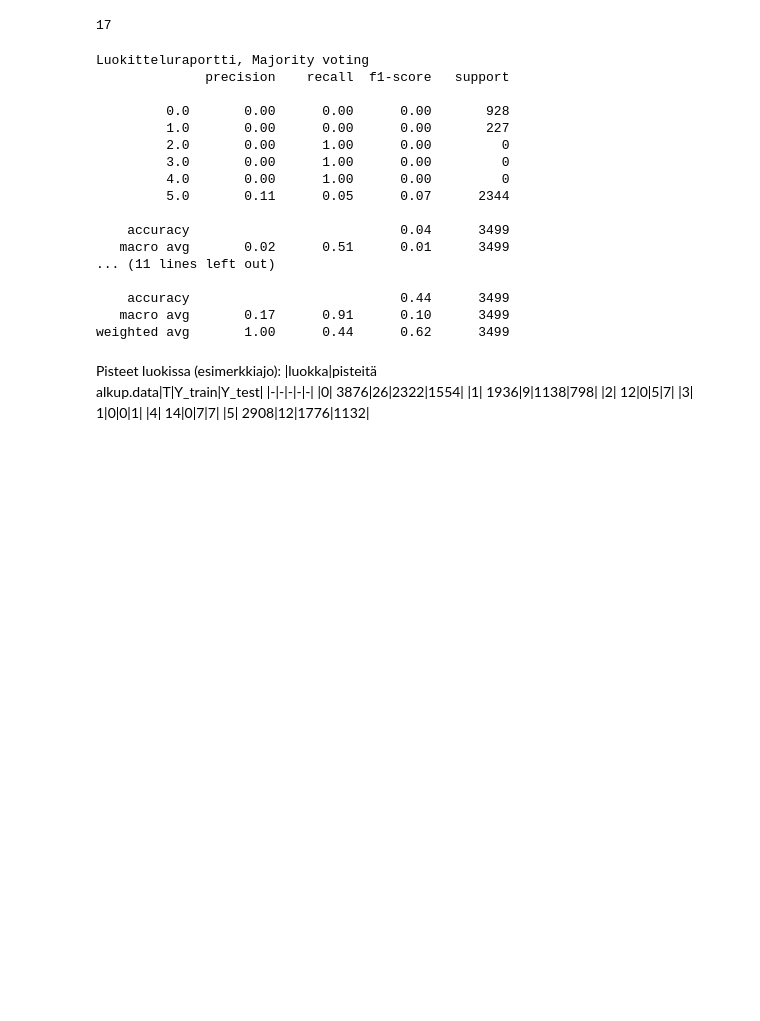
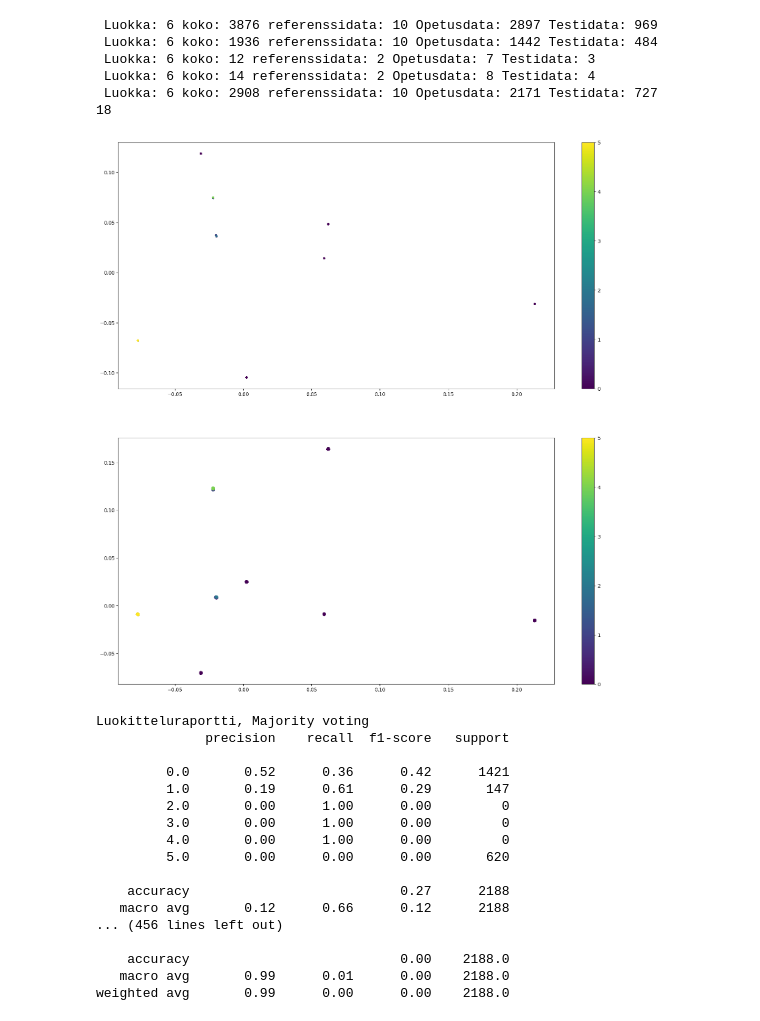
Before and after one commit to hullcaid/KO-KT, a Jupyter notebook: MiraiTrafficDetection.ipynb, the cells around one changed output. Drawn from its saved outputs; the diff is of its cells as text; code cells hidden in the pictures; blank space fills up the shorter version.

```diff
--- a/MiraiTrafficDetection.ipynb
+++ b/MiraiTrafficDetection.ipynb
@@ -107,22 +174,52 @@ def perfomanceKPIs(Y_result, Y_true):
 # %%
+#suoritetaan datajoukkojen valinta
+ref_id, train_id, test_id = full_preparation(df_ids)
+cols = df_X.columns.to_list()
+
+X = df_X[cols[1:len(cols)-1]].to_numpy()
+Y = df_ids['label'].to_numpy()
+
 X_norm = normalize(X)
-#print(X_norm.shape)
-X_pca = Pca(X_norm)
-X_train, Y_train, X_test, Y_test = Split(X_pca, Y)
+# #print(X_norm.shape)
+X_pca = kernel_pca(X_norm)
 
-u = 103
-R = X_train[::u,:]
-T = Y_train[::u].reshape(Y_train[::u].shape[0],1)
+X_train = X_pca[train_id['id']]
+Y_train = Y[train_id['id']].reshape(X_train.shape[0],1)
+
+X_test = X_pca[test_id['id']]
+Y_test = Y[test_id['id']].reshape(X_test.shape[0],1)
+
+R = X_pca[ref_id['id']]
+T = Y[ref_id['id']].reshape(R.shape[0],1)
 
 B = mlm_fit(X_train, Y_train, R, T)
 
-Y_fitted, a = MLM_test(X_test, R, T, B)
-Y_voted = MLM_maj_vote(X_test, R, T, B, k=1, metriX='euclidean')
+Y_fitted, a = mlm_test(X_test, R, T, B)
+Y_voted = mlm_maj_vote(X_test, R, T, B, k=1, metriX='euclidean')
 # %% [output]
-17
+ Luokka: 6 koko: 3876 referenssidata: 10 Opetusdata: 2897 Testidata: 969
+ Luokka: 6 koko: 1936 referenssidata: 10 Opetusdata: 1442 Testidata: 484
+ Luokka: 6 koko: 12 referenssidata: 2 Opetusdata: 7 Testidata: 3
+ Luokka: 6 koko: 14 referenssidata: 2 Opetusdata: 8 Testidata: 4
+ Luokka: 6 koko: 2908 referenssidata: 10 Opetusdata: 2171 Testidata: 727
+18
+# %%
+fig = plt.figure(figsize=(20,20))
+plt.subplot(211)
+plt.scatter(X_train[:,0],X_train[:,1],c=Y_train,sizes=[10])
+plt.colorbar()
+
+plt.subplot(212)
+plt.scatter(X_train[:,0],X_train[:,2],c=Y_train)
+plt.colorbar()
+
+
+plt.savefig('image2.png')
+# %% [output]
+[figure, added]
 # %%
-report_voted = perfomanceKPIs(Y_voted, Y_test)
-report_fitted = perfomanceKPIs(Y_fitted, Y_test)
+report_voted = perfomance_kpis(Y_voted, Y_test)
+report_fitted = perfomance_kpis(Y_fitted, Y_test)
 print('Luokitteluraportti, Majority voting')
 print(report_voted)
 print('Luokitteluraportti, etäisyyden minimointi')
@@ -131,30 +228,20 @@ print(report_fitted)
 Luokitteluraportti, Majority voting
               precision    recall  f1-score   support
 
-         0.0       0.00      0.00      0.00       928
-         1.0       0.00      0.00      0.00       227
+         0.0       0.52      0.36      0.42      1421
+         1.0       0.19      0.61      0.29       147
          2.0       0.00      1.00      0.00         0
          3.0       0.00      1.00      0.00         0
          4.0       0.00      1.00      0.00         0
-         5.0       0.11      0.05      0.07      2344
+         5.0       0.00      0.00      0.00       620
 
-    accuracy                           0.04      3499
-   macro avg       0.02      0.51      0.01      3499
-... (11 lines left out)
+    accuracy                           0.27      2188
+   macro avg       0.12      0.66      0.12      2188
+... (456 lines left out)
 
-    accuracy                           0.44      3499
-   macro avg       0.17      0.91      0.10      3499
-weighted avg       1.00      0.44      0.62      3499
+    accuracy                           0.00    2188.0
+   macro avg       0.99      0.01      0.00    2188.0
+weighted avg       0.99      0.00      0.00    2188.0
-# %% [markdown]
-Pisteet luokissa (esimerkkiajo):
-|luokka|pisteitä <br>alkup.data|T|Y_train|Y_test|
-|-|-|-|-|-|
-|0| 3876|26|2322|1554|
-|1| 1936|9|1138|798|
-|2| 12|0|5|7|
-|3| 1|0|0|1|
-|4| 14|0|7|7|
-|5| 2908|12|1776|1132|
 # %%
 fig = plt.figure(figsize=(10,10))
 plt.subplot(221)
```
Also changed, not shown: parts of 16 cells of this notebook, 5 other files.
